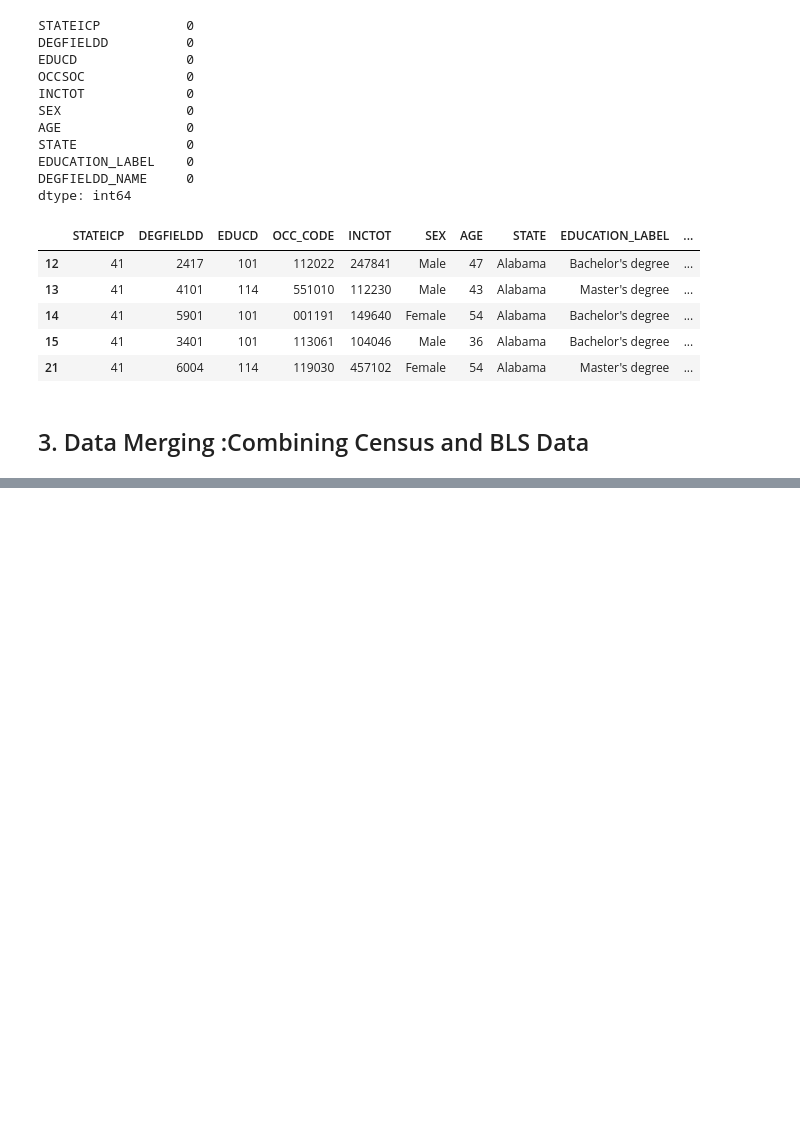
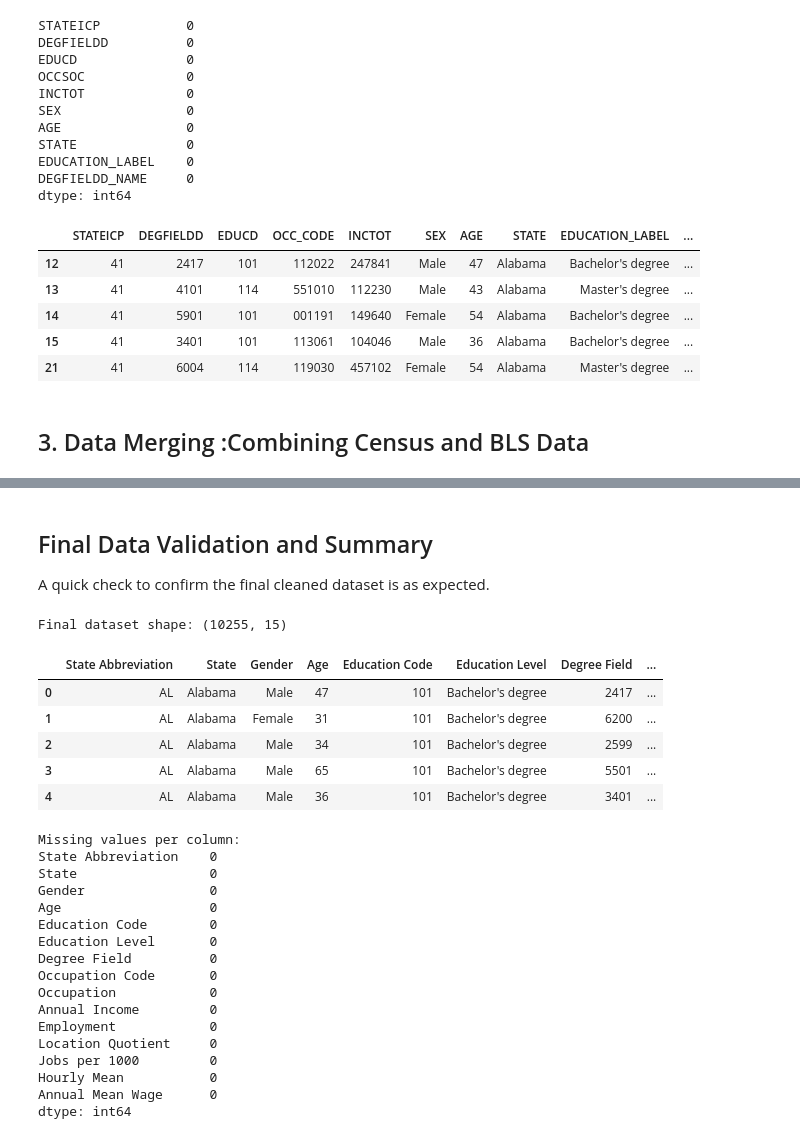
Before and after one commit to MarwaBS/high-pay-salary-predictor, a Jupyter notebook: high_pay_jobs_data_cleaning.ipynb, the cells around one changed output, grey strips where cells are left out. Cells and saved outputs as stored; diff of their text form; code cells hidden in the pictures; blank space fills up the shorter version.

```diff
--- a/high_pay_jobs_data_cleaning.ipynb
+++ b/high_pay_jobs_data_cleaning.ipynb
@@ -516,3 +537,38 @@ merged_df.head()
 # %%
 # Save the cleaned data to a CSV file
 merged_df.to_csv('./Data/cleaned_high_pay_data.csv', index=False)
+# %% [markdown]
+## Final Data Validation and Summary
+A quick check to confirm the final cleaned dataset is as expected.
+# %%
+# Show shape and a sample of the cleaned, merged data
+print('Final dataset shape:', merged_df.shape)
+display(merged_df.head())
+# Check for missing values in any column
+print('Missing values per column:')
+print(merged_df.isna().sum())
+# %% [output]
+Final dataset shape: (10255, 15)
+|  | State Abbreviation | State | Gender | Age | Education Code | Education Level | Degree Field | ... |
+| 0 | AL | Alabama | Male | 47 | 101 | Bachelor's degree | 2417 | ... |
+| 1 | AL | Alabama | Female | 31 | 101 | Bachelor's degree | 6200 | ... |
+| 2 | AL | Alabama | Male | 34 | 101 | Bachelor's degree | 2599 | ... |
+| 3 | AL | Alabama | Male | 65 | 101 | Bachelor's degree | 5501 | ... |
+| 4 | AL | Alabama | Male | 36 | 101 | Bachelor's degree | 3401 | ... |
+Missing values per column:
+State Abbreviation    0
+State                 0
+Gender                0
+Age                   0
+Education Code        0
+Education Level       0
+Degree Field          0
+Occupation Code       0
+Occupation            0
+Annual Income         0
+Employment            0
+Location Quotient     0
+Jobs per 1000         0
+Hourly Mean           0
+Annual Mean Wage      0
+dtype: int64
```
Also changed, not shown: parts of 47 cells of this notebook, 36 other files.
